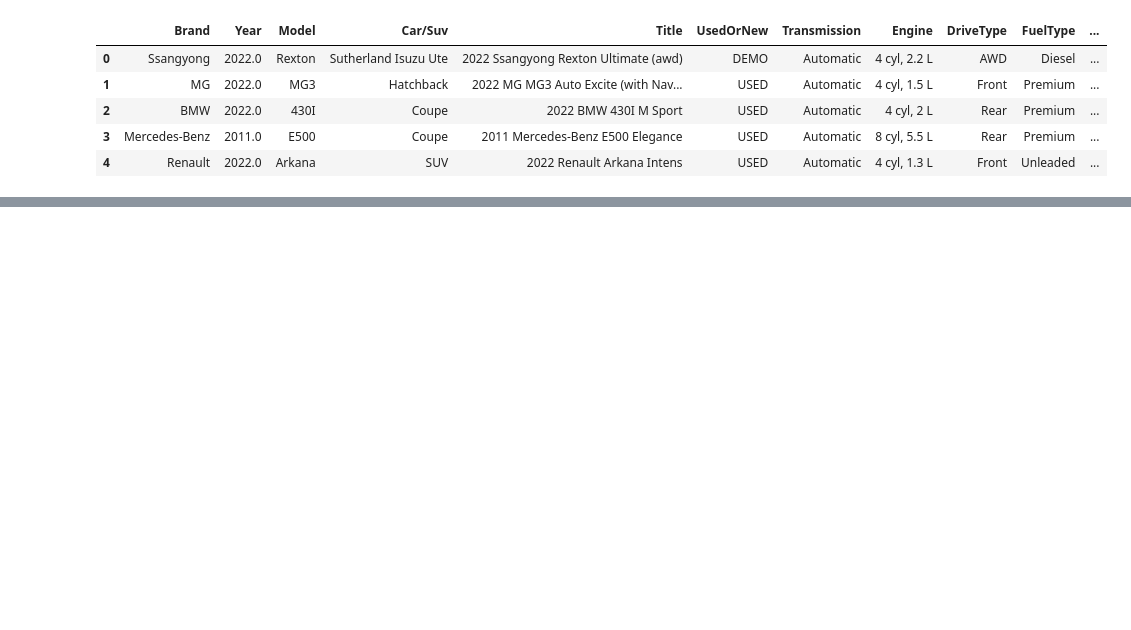
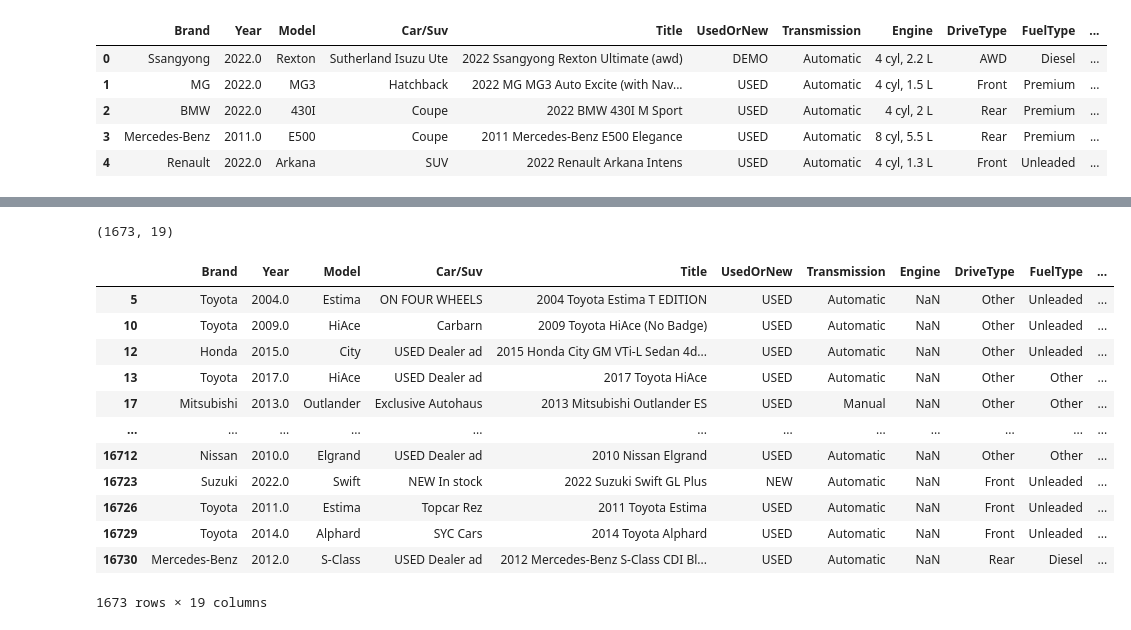
Before and after one commit to izsom/BusinessIntelligence, a Jupyter notebook: Sub3/data_check.ipynb, the cells around one changed output, grey strips where cells are left out. Cells and saved outputs as stored; diff of their text form; code cells hidden in the pictures; blank space fills up the shorter version.

Commit message:
First steps in data understanding and preparation

```diff
--- a/Sub3/data_check.ipynb
+++ b/Sub3/data_check.ipynb
@@ -3,3 +9,3 @@ import pandas as pd
 # %%
-cars = pd.read_csv('./data/Australian Vehicle Prices.csv')
+df = pd.read_csv('./data/Australian Vehicle Prices.csv')
 # %%
@@ -18,0 +109,5 @@ SyntaxError: f-string: unmatched '[' (1869629323.py, line 1)
+# %%
+# as the goal of the analysis is to predict the price of the car, we can drop the rows with missing values in the price column
+df = df.dropna(subset=['Price'], axis=0)
+# adding the missing values in the Location column with the string 'Unknown'
+df['Location'].fillna(value='Unknown', inplace=True)
@@ -18,0 +116,8 @@ SyntaxError: f-string: unmatched '[' (1869629323.py, line 1)
+# %%
+df['Doors'] = df['Doors'].str.extract('(\d+)').astype(float)
+df['Seats'] = df['Seats'].str.extract('(\d+)').astype(float)
+df['FuelConsumption'] = df['FuelConsumption'].str.extract('([\d.]+) L / 100 km').astype(float)
+df['CylindersinEngine'] = df['CylindersinEngine'].str.extract('(\d+)').astype(float)
+df['Engine'] = df['Engine'].str.extract('([\d.]+)').astype(float)
+df['Transmission'] = df['Transmission'].replace('-', 'Other')
+df['FuelType'] = df['FuelType'].replace('-', 'Other')
@@ -18,0 +145,20 @@ SyntaxError: f-string: unmatched '[' (1869629323.py, line 1)
+# %%
+df[df.Engine != df.CylindersinEngine].shape
+# %% [output]
+(1673, 19)
+# %%
+df[df.Engine != df.CylindersinEngine]
+# %% [output]
+|  | Brand | Year | Model | Car/Suv | Title | UsedOrNew | Transmission | Engine | DriveType | FuelType | ... |
+| 5 | Toyota | 2004.0 | Estima | ON FOUR WHEELS | 2004 Toyota Estima T EDITION | USED | Automatic | NaN | Other | Unleaded | ... |
+| 10 | Toyota | 2009.0 | HiAce | Carbarn | 2009 Toyota HiAce (No Badge) | USED | Automatic | NaN | Other | Unleaded | ... |
+| 12 | Honda | 2015.0 | City | USED Dealer ad | 2015 Honda City GM VTi-L Sedan 4d... | USED | Automatic | NaN | Other | Unleaded | ... |
+| 13 | Toyota | 2017.0 | HiAce | USED Dealer ad | 2017 Toyota HiAce | USED | Automatic | NaN | Other | Other | ... |
+| 17 | Mitsubishi | 2013.0 | Outlander | Exclusive Autohaus | 2013 Mitsubishi Outlander ES | USED | Manual | NaN | Other | Other | ... |
+| ... | ... | ... | ... | ... | ... | ... | ... | ... | ... | ... | ... |
+| 16712 | Nissan | 2010.0 | Elgrand | USED Dealer ad | 2010 Nissan Elgrand | USED | Automatic | NaN | Other | Other | ... |
+| 16723 | Suzuki | 2022.0 | Swift | NEW In stock | 2022 Suzuki Swift GL Plus | NEW | Automatic | NaN | Front | Unleaded | ... |
+| 16726 | Toyota | 2011.0 | Estima | Topcar Rez | 2011 Toyota Estima | USED | Automatic | NaN | Front | Unleaded | ... |
+| 16729 | Toyota | 2014.0 | Alphard | SYC Cars | 2014 Toyota Alphard | USED | Automatic | NaN | Front | Unleaded | ... |
+| 16730 | Mercedes-Benz | 2012.0 | S-Class | USED Dealer ad | 2012 Mercedes-Benz S-Class CDI Bl... | USED | Automatic | NaN | Rear | Diesel | ... |
+1673 rows × 19 columns
```
Also changed, not shown: parts of 15 cells of this notebook.
